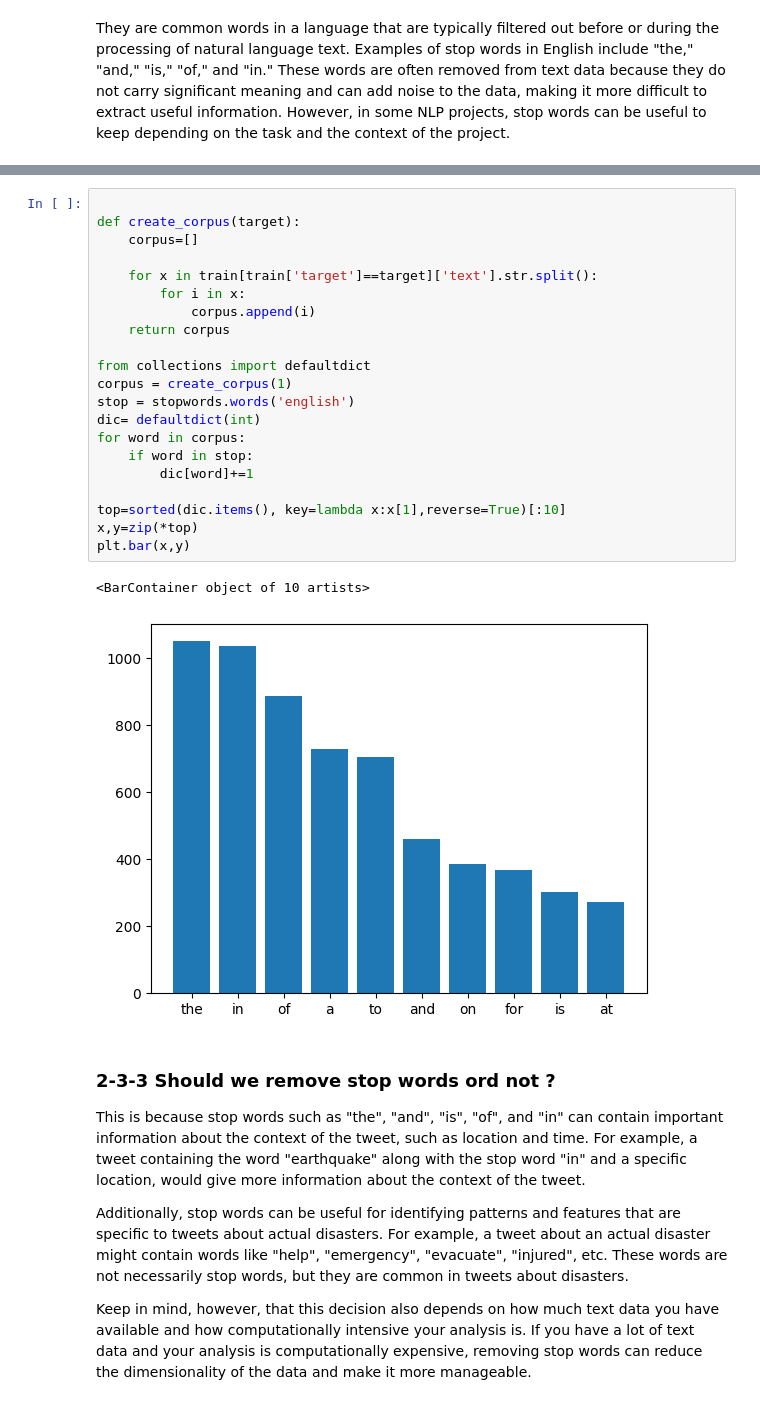
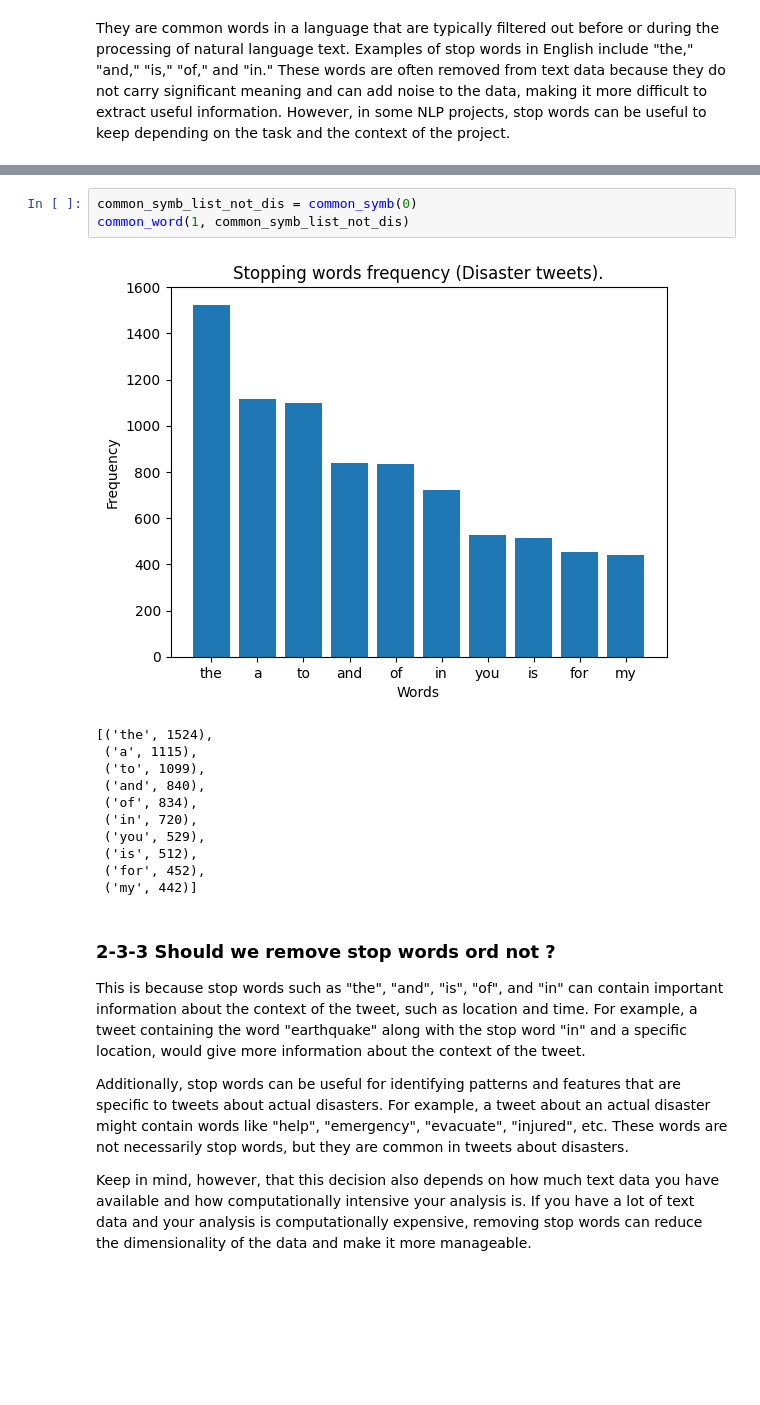
Before and after one commit to AmineMekki01/NLP_tweet_disaster_project, a Jupyter notebook: nlp_project.ipynb, the cells around one changed output, grey strips where cells are left out. Saved outputs shown, nothing was run; the diff lists cells and outputs as text; blank space fills up the shorter version.

```diff
--- a/nlp_project.ipynb
+++ b/nlp_project.ipynb
@@ -137,27 +163,18 @@ plt.bar(x,y)
-# %%
-
-def create_corpus(target):
-    corpus=[]
-
-    for x in train[train['target']==target]['text'].str.split():
-        for i in x:
-            corpus.append(i)
-    return corpus
-
-from collections import defaultdict
-corpus = create_corpus(1)
-stop = stopwords.words('english')
-dic= defaultdict(int)
-for word in corpus:
-    if word in stop:
-        dic[word]+=1
-
-top=sorted(dic.items(), key=lambda x:x[1],reverse=True)[:10]
-x,y=zip(*top)
-plt.bar(x,y)
-# %% [output]
-<BarContainer object of 10 artists>
-[figure, removed]
+# %%
+common_symb_list_not_dis = common_symb(0)
+common_word(1, common_symb_list_not_dis)
+# %% [output]
+[figure, added]
+[('the', 1524),
+ ('a', 1115),
+ ('to', 1099),
+ ('and', 840),
+ ('of', 834),
+ ('in', 720),
+ ('you', 529),
+ ('is', 512),
+ ('for', 452),
+ ('my', 442)]
 # %% [markdown]
 ### 2-3-3 Should we remove stop words ord not ?
 This is because stop words such as "the", "and", "is", "of", and "in" can contain important information about the context of the tweet, such as location and time. For example, a tweet containing the word "earthquake" along with the stop word "in" and a specific location, would give more information about the context of the tweet.
```
Also changed, not shown: parts of 27 cells of this notebook.
